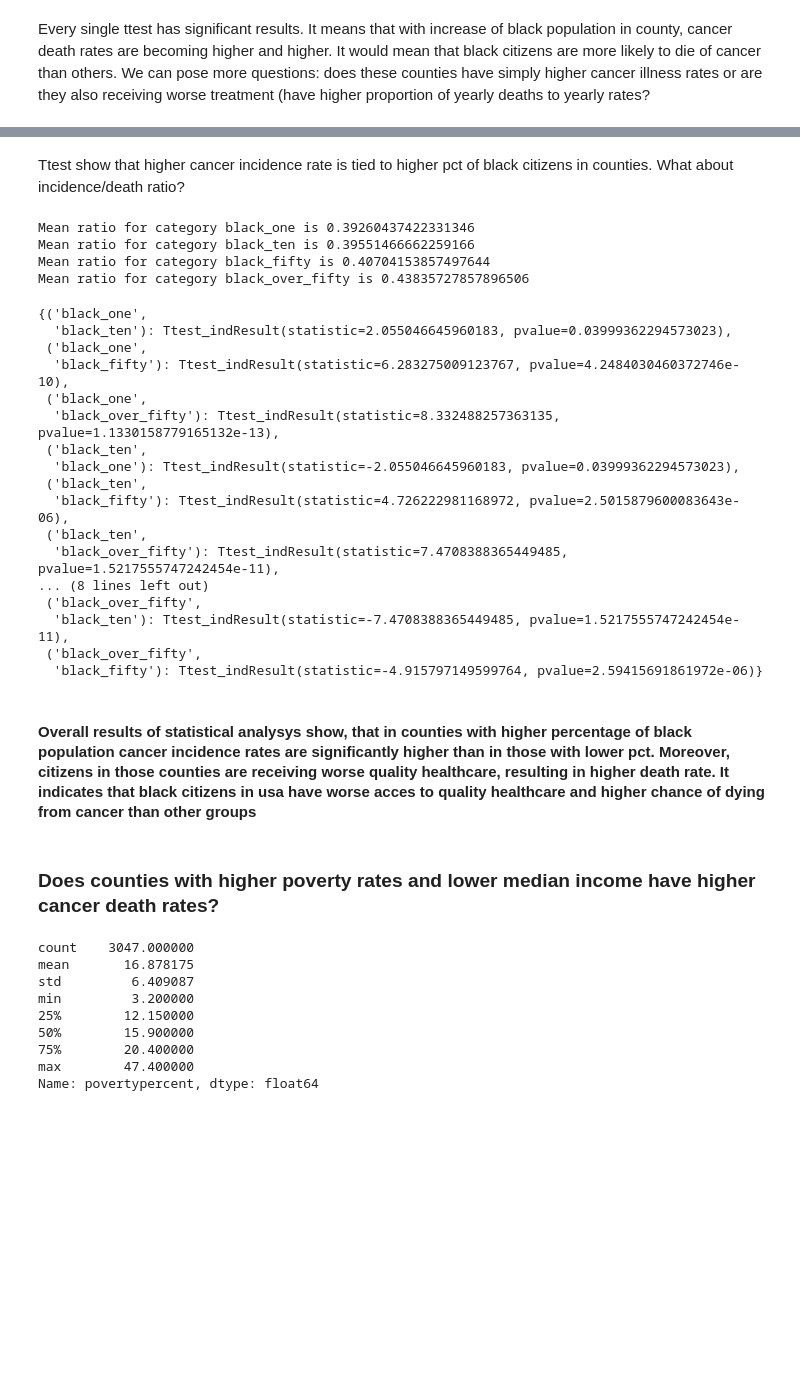
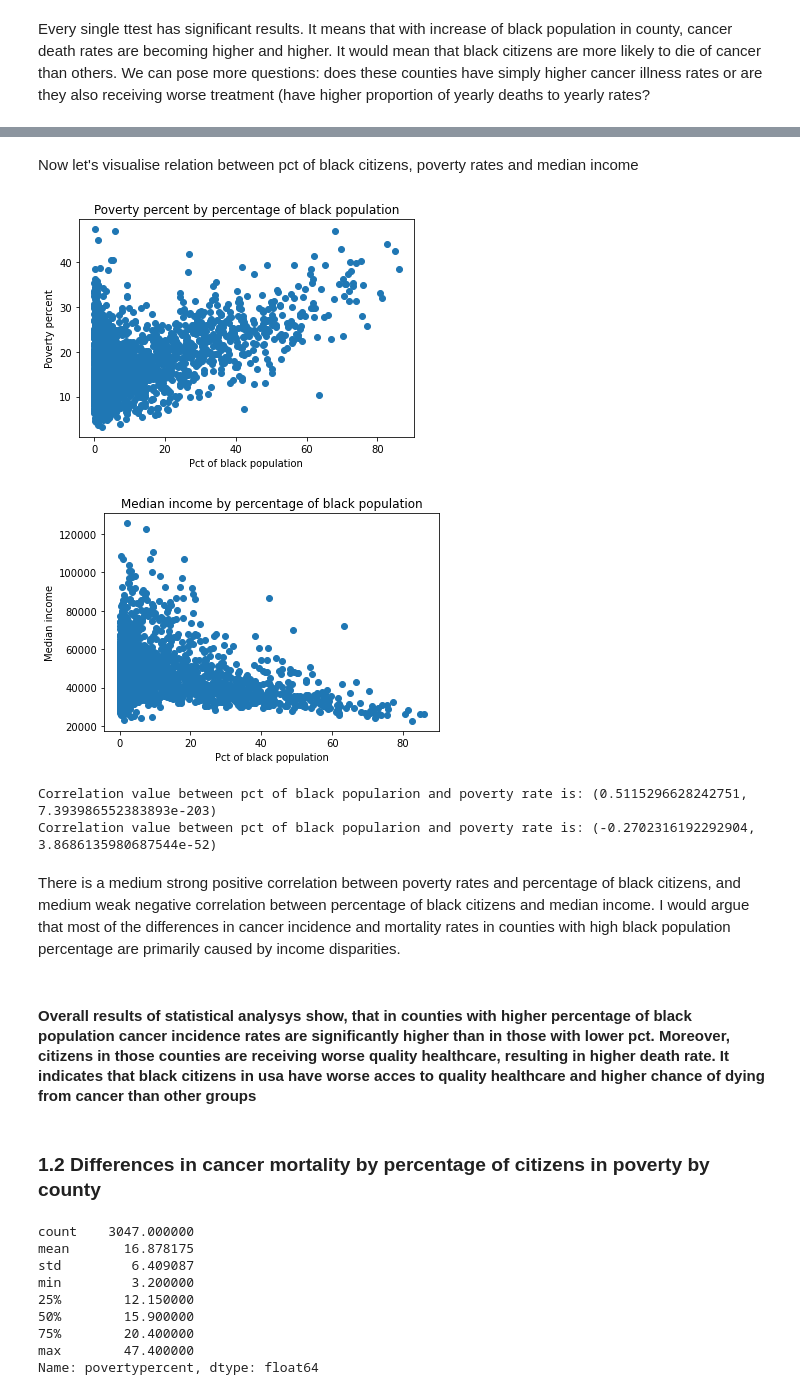
Before and after one commit to Sz-klarnia/Cancer-rates-by-US-County---analisys-and-pre, a Jupyter notebook: Cancer prediction.ipynb, the cells around one changed output, grey strips where cells are left out. Cells and saved outputs as stored; diff of their text form; code cells hidden in the pictures; blank space fills up the shorter version.

```diff
--- a/Cancer prediction.ipynb
+++ b/Cancer prediction.ipynb
@@ -225,47 +218,32 @@ t_results
-# %% [markdown]
-Ttest show that higher cancer incidence rate is tied to higher pct of black citizens in counties. What about incidence/death ratio?
-# %%
-# ratio per category
-for category in categories:
-    result = categories[category].target_deathrate.mean() / categories[category].incidencerate.mean()
-    print(f"Mean ratio for category {category} is {result}")
-# %% [output]
-Mean ratio for category black_one is 0.39260437422331346
-Mean ratio for category black_ten is 0.39551466662259166
-Mean ratio for category black_fifty is 0.40704153857497644
-Mean ratio for category black_over_fifty is 0.43835727857896506
-# %%
-# ttests
-for category in categories:
-    for category1 in categories:
-        if category == category1:
-            pass
-        else:
-            t_results[(category,category1)] = stats.ttest_ind(categories[category].incidencerate/categories[category].target_deathrate,categories[category1].incidencerate/categories[category1].target_deathrate, equal_var=False)
-
-t_results
-# %% [output]
-{('black_one',
-  'black_ten'): Ttest_indResult(statistic=2.055046645960183, pvalue=0.03999362294573023),
- ('black_one',
-  'black_fifty'): Ttest_indResult(statistic=6.283275009123767, pvalue=4.2484030460372746e-10),
- ('black_one',
-  'black_over_fifty'): Ttest_indResult(statistic=8.332488257363135, pvalue=1.1330158779165132e-13),
- ('black_ten',
-  'black_one'): Ttest_indResult(statistic=-2.055046645960183, pvalue=0.03999362294573023),
- ('black_ten',
-  'black_fifty'): Ttest_indResult(statistic=4.726222981168972, pvalue=2.5015879600083643e-06),
- ('black_ten',
-  'black_over_fifty'): Ttest_indResult(statistic=7.4708388365449485, pvalue=1.5217555747242454e-11),
-... (8 lines left out)
- ('black_over_fifty',
-  'black_ten'): Ttest_indResult(statistic=-7.4708388365449485, pvalue=1.5217555747242454e-11),
- ('black_over_fifty',
-  'black_fifty'): Ttest_indResult(statistic=-4.915797149599764, pvalue=2.59415691861972e-06)}
+# %% [markdown]
+Now let's visualise relation between pct of black citizens, poverty rates and median income
+# %%
+plt.scatter(data.pctblack,data.povertypercent)
+plt.title("Poverty percent by percentage of black population")
+plt.xlabel("Pct of black population")
+plt.ylabel("Poverty percent")
+plt.show()
+
+plt.scatter(data.pctblack,data.medincome)
+plt.title("Median income by percentage of black population")
+plt.xlabel("Pct of black population")
+plt.ylabel("Median income")
+plt.show()
+# %% [output]
+[figure, added]
+[figure, added]
+# %%
+print(f"Correlation value between pct of black popularion and poverty rate is: {stats.pearsonr(data.pctblack,data.povertypercent)}")
+print(f"Correlation value between pct of black popularion and poverty rate is: {stats.pearsonr(data.pctblack,data.medincome)}")
+# %% [output]
+Correlation value between pct of black popularion and poverty rate is: (0.5115296628242751, 7.393986552383893e-203)
+Correlation value between pct of black popularion and poverty rate is: (-0.2702316192292904, 3.8686135980687544e-52)
+# %% [markdown]
+There is a medium strong positive correlation between poverty rates and percentage of black citizens, and medium weak negative correlation between percentage of black citizens and median income. I would argue that most of the differences in cancer incidence and mortality rates in counties with high black population percentage are primarily caused by income disparities.
 # %% [markdown]
 #### Overall results of statistical analysys show, that in counties with higher percentage of black population cancer incidence rates are significantly higher than in those with lower pct. Moreover, citizens in those counties are receiving worse quality healthcare, resulting in higher death rate. It indicates that black citizens in usa have worse acces to quality healthcare and higher chance of dying from cancer than other groups
-# %% [markdown]
-### Does counties with higher poverty rates and lower median income have higher cancer death rates?
+# %% [markdown]
+### 1.2  Differences in cancer mortality by percentage of citizens in poverty by county
 # %%
 #descriptive stats
 data.povertypercent.describe()
```
Also changed, not shown: parts of 81 cells of this notebook, 2 other files.
